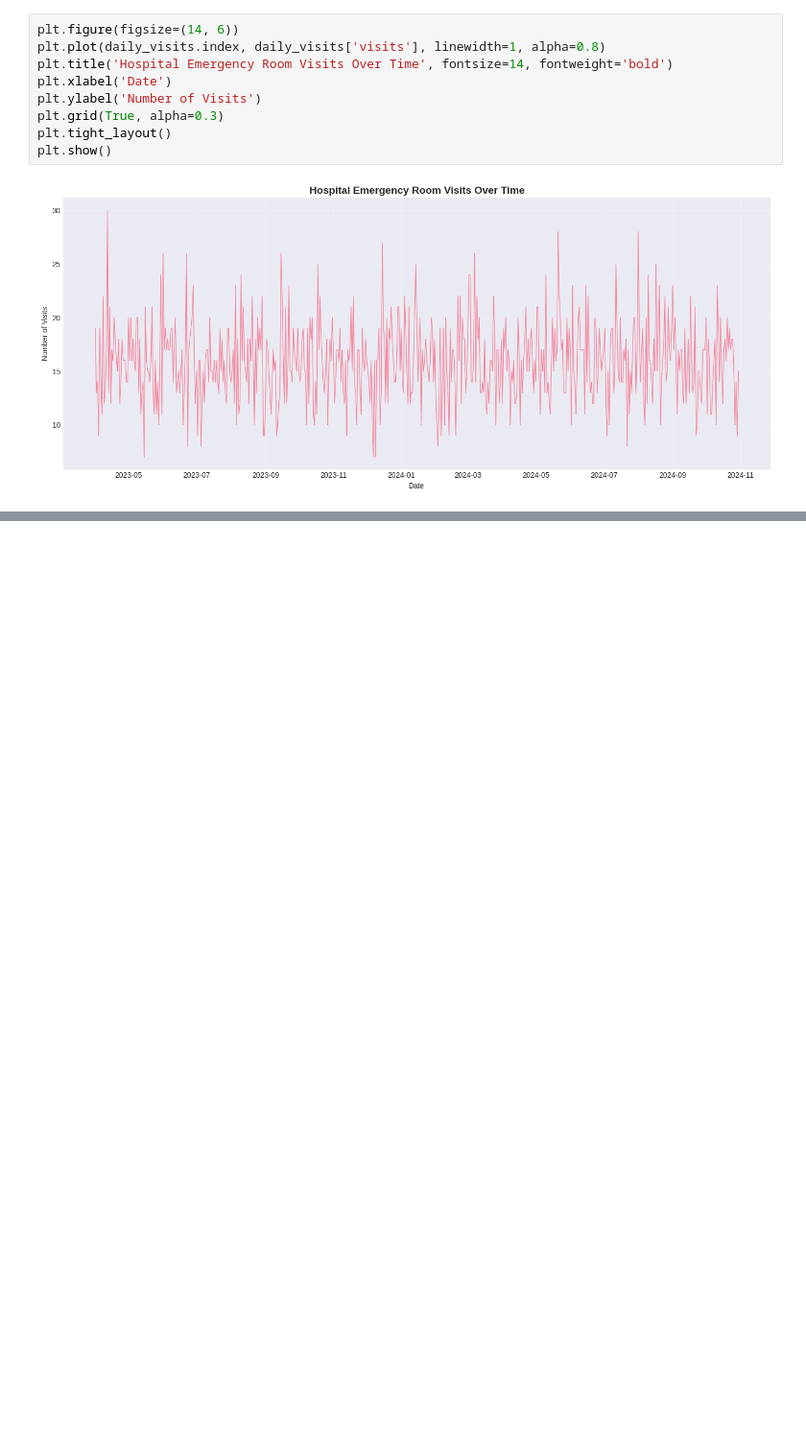
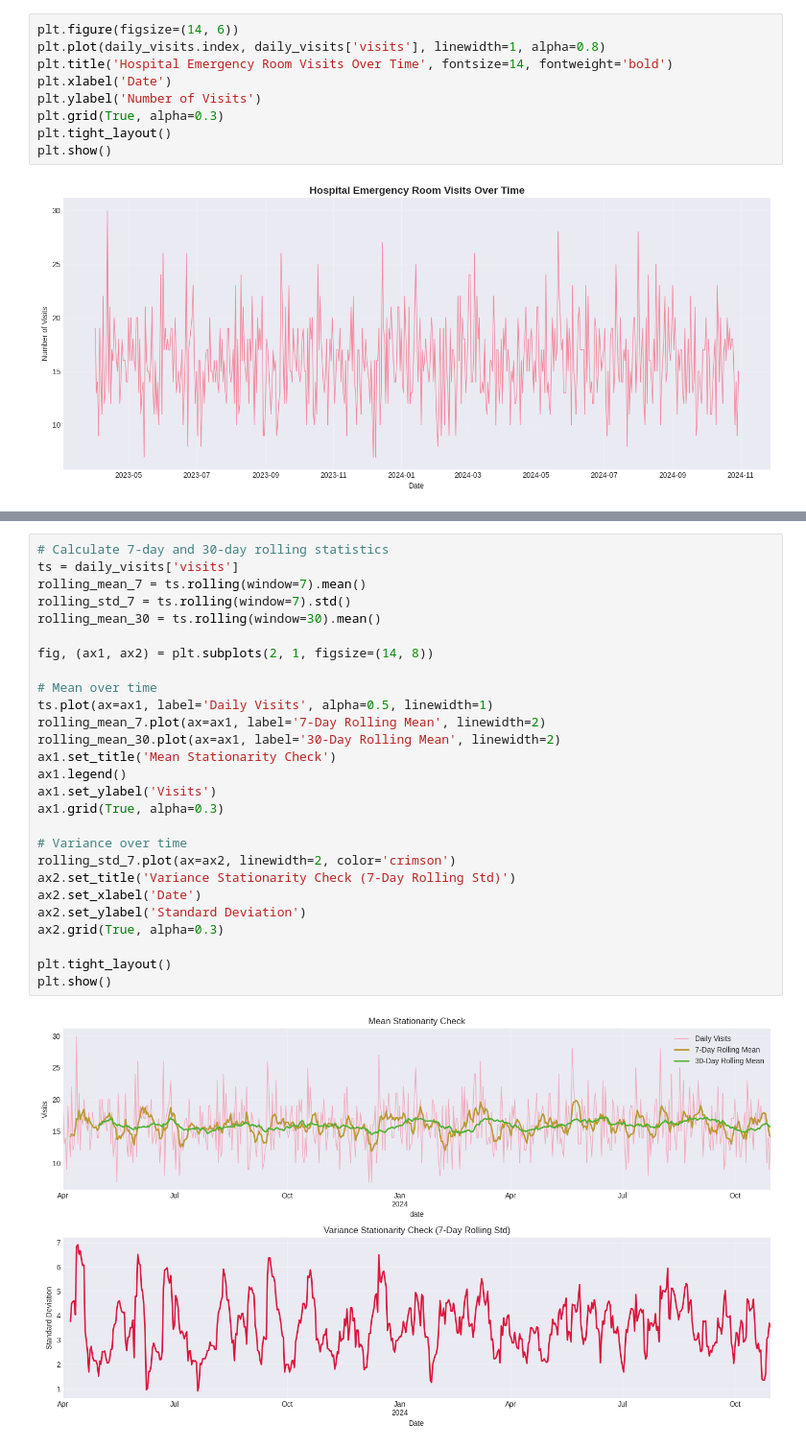
Before and after one commit to Bingdinga/DS3_Projects, a Jupyter notebook: time_series_analysis/stationary/stationary.ipynb, the cells around one changed output, grey strips where cells are left out. Shown at 96% size. Drawn from its saved outputs; the diff is of its cells as text; blank space fills up the shorter version.

Commit message:
completed intial stationarity analysis, verified data

```diff
--- a/time_series_analysis/stationary/stationary.ipynb
+++ b/time_series_analysis/stationary/stationary.ipynb
@@ -224,0 +142,29 @@ plt.show()
+# %%
+# Calculate 7-day and 30-day rolling statistics
+ts = daily_visits['visits']
+rolling_mean_7 = ts.rolling(window=7).mean()
+rolling_std_7 = ts.rolling(window=7).std()
+rolling_mean_30 = ts.rolling(window=30).mean()
+
+fig, (ax1, ax2) = plt.subplots(2, 1, figsize=(14, 8))
+
+# Mean over time
+ts.plot(ax=ax1, label='Daily Visits', alpha=0.5, linewidth=1)
+rolling_mean_7.plot(ax=ax1, label='7-Day Rolling Mean', linewidth=2)
+rolling_mean_30.plot(ax=ax1, label='30-Day Rolling Mean', linewidth=2)
+ax1.set_title('Mean Stationarity Check')
+ax1.legend()
+ax1.set_ylabel('Visits')
+ax1.grid(True, alpha=0.3)
+
+# Variance over time
+rolling_std_7.plot(ax=ax2, linewidth=2, color='crimson')
+ax2.set_title('Variance Stationarity Check (7-Day Rolling Std)')
+ax2.set_xlabel('Date')
+ax2.set_ylabel('Standard Deviation')
+ax2.grid(True, alpha=0.3)
+
+plt.tight_layout()
+plt.show()
+# %% [output]
+[figure, added]
```
Also changed, not shown: parts of 11 cells of this notebook.
